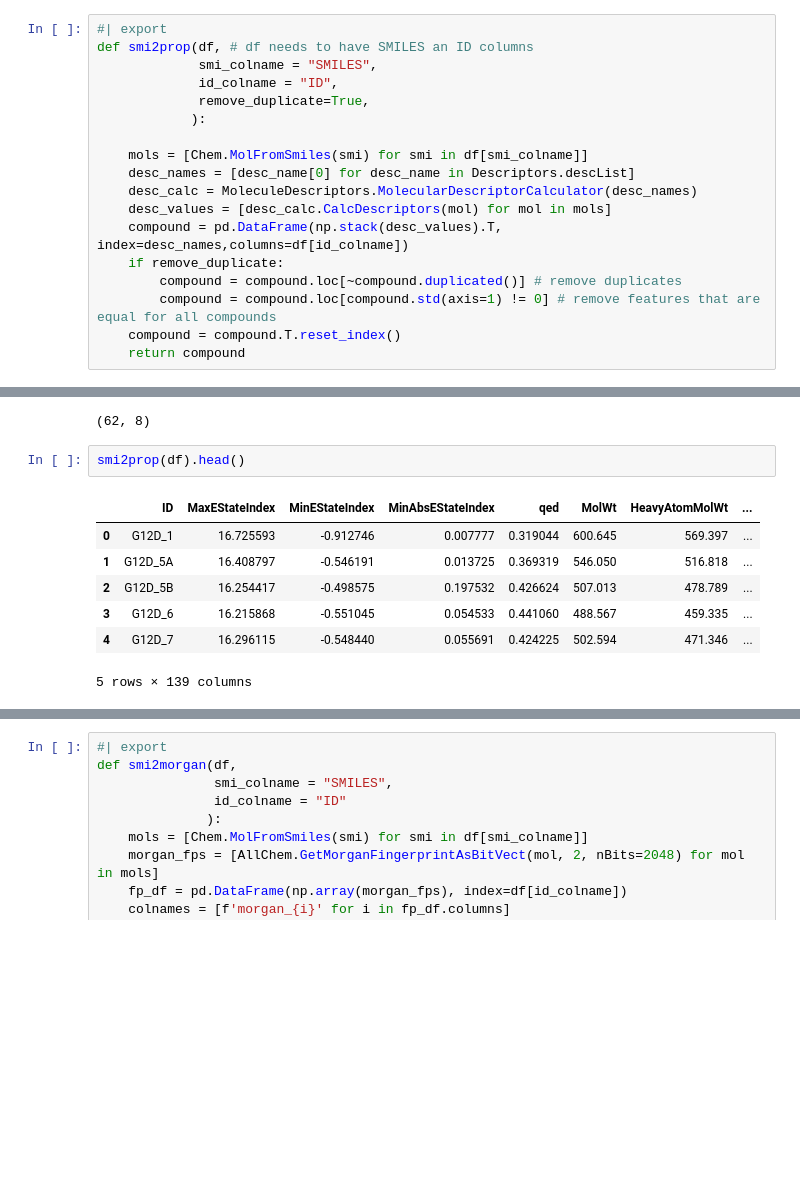
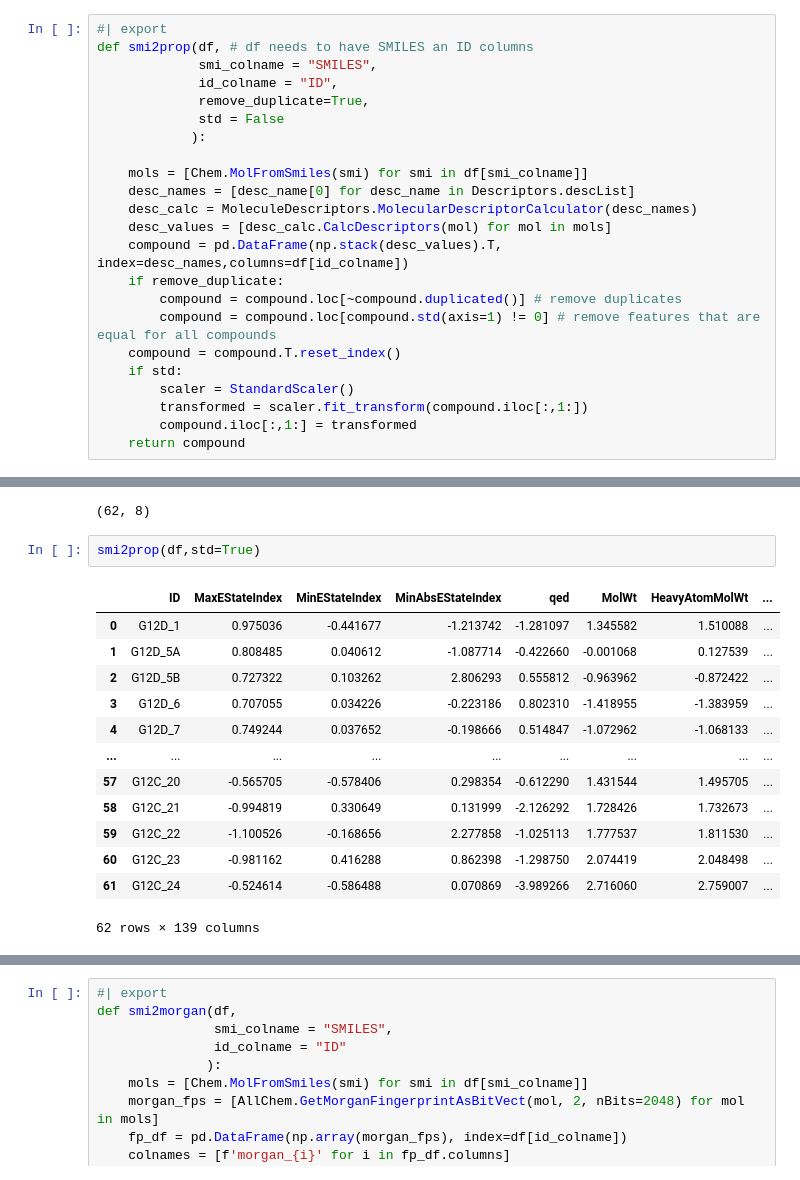
Before and after one commit to sky1ove/tools, a Jupyter notebook: nbs/00_func.ipynb, the cells around one changed output, grey strips where cells are left out. Cells and saved outputs as stored; diff of their text form; blank space fills up the shorter version.

```diff
--- a/nbs/00_func.ipynb
+++ b/nbs/00_func.ipynb
@@ -25,6 +26,7 @@ def smi2prop(df, # df needs to have SMILES an ID columns
              smi_colname = "SMILES",
              id_colname = "ID",
              remove_duplicate=True,
+             std = False
             ):
 
     mols = [Chem.MolFromSmiles(smi) for smi in df[smi_colname]]
@@ -36,6 +38,10 @@ def smi2prop(df, # df needs to have SMILES an ID columns
         compound = compound.loc[~compound.duplicated()] # remove duplicates
         compound = compound.loc[compound.std(axis=1) != 0] # remove features that are equal for all compounds
     compound = compound.T.reset_index()
+    if std:
+        scaler = StandardScaler()
+        transformed = scaler.fit_transform(compound.iloc[:,1:])
+        compound.iloc[:,1:] = transformed
     return compound
 # %%
 df = pd.read_csv('kras_smiles.csv')
@@ -44,12 +50,18 @@ df.shape
 # %% [output]
 (62, 8)
 # %%
-smi2prop(df).head()
+smi2prop(df,std=True)
 # %% [output]
 |  | ID | MaxEStateIndex | MinEStateIndex | MinAbsEStateIndex | qed | MolWt | HeavyAtomMolWt | ... |
-| 0 | G12D_1 | 16.725593 | -0.912746 | 0.007777 | 0.319044 | 600.645 | 569.397 | ... |
-| 1 | G12D_5A | 16.408797 | -0.546191 | 0.013725 | 0.369319 | 546.050 | 516.818 | ... |
-| 2 | G12D_5B | 16.254417 | -0.498575 | 0.197532 | 0.426624 | 507.013 | 478.789 | ... |
-| 3 | G12D_6 | 16.215868 | -0.551045 | 0.054533 | 0.441060 | 488.567 | 459.335 | ... |
-| 4 | G12D_7 | 16.296115 | -0.548440 | 0.055691 | 0.424225 | 502.594 | 471.346 | ... |
+| 0 | G12D_1 | 0.975036 | -0.441677 | -1.213742 | -1.281097 | 1.345582 | 1.510088 | ... |
+| 1 | G12D_5A | 0.808485 | 0.040612 | -1.087714 | -0.422660 | -0.001068 | 0.127539 | ... |
+| 2 | G12D_5B | 0.727322 | 0.103262 | 2.806293 | 0.555812 | -0.963962 | -0.872422 | ... |
+| 3 | G12D_6 | 0.707055 | 0.034226 | -0.223186 | 0.802310 | -1.418955 | -1.383959 | ... |
+| 4 | G12D_7 | 0.749244 | 0.037652 | -0.198666 | 0.514847 | -1.072962 | -1.068133 | ... |
+| ... | ... | ... | ... | ... | ... | ... | ... | ... |
+| 57 | G12C_20 | -0.565705 | -0.578406 | 0.298354 | -0.612290 | 1.431544 | 1.495705 | ... |
+| 58 | G12C_21 | -0.994819 | 0.330649 | 0.131999 | -2.126292 | 1.728426 | 1.732673 | ... |
+| 59 | G12C_22 | -1.100526 | -0.168656 | 2.277858 | -1.025113 | 1.777537 | 1.811530 | ... |
+| 60 | G12C_23 | -0.981162 | 0.416288 | 0.862398 | -1.298750 | 2.074419 | 2.048498 | ... |
+| 61 | G12C_24 | -0.524614 | -0.586488 | 0.070869 | -3.989266 | 2.716060 | 2.759007 | ... |
-5 rows × 139 columns
+62 rows × 139 columns
```
Also changed, not shown: parts of 2 cells of this notebook, 5 other files.
